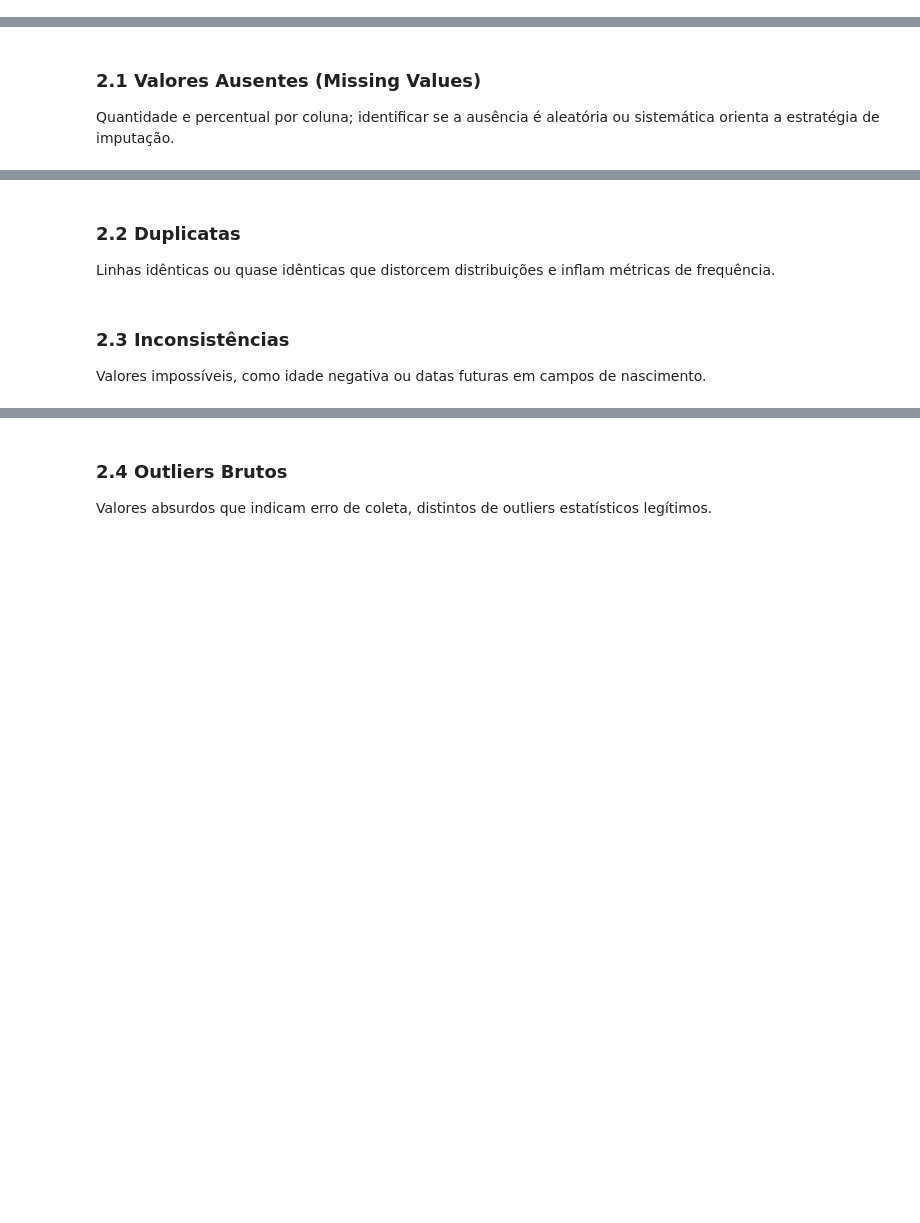
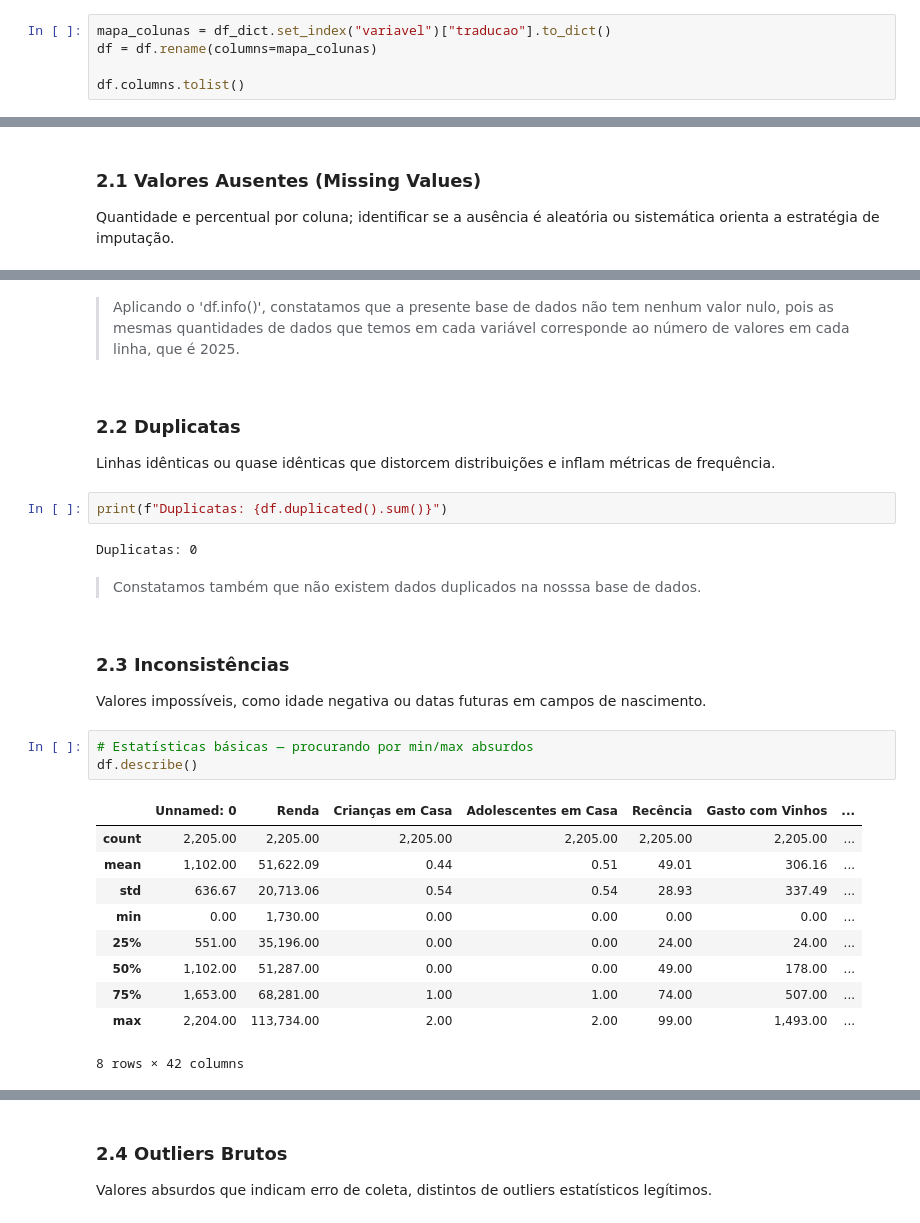
Before and after one commit to jotap53/estatistica_descritiva_python, a Jupyter notebook: notebooks/notebooks_joao_pedro/renata_biaggi/desafio_ifood.ipynb, the cells around one changed output, grey strips where cells are left out. Saved outputs shown, nothing was run; the diff lists cells and outputs as text; blank space fills up the shorter version.

```diff
--- a/notebooks/notebooks_joao_pedro/renata_biaggi/desafio_ifood.ipynb
+++ b/notebooks/notebooks_joao_pedro/renata_biaggi/desafio_ifood.ipynb
@@ -585,0 +595,5 @@ Colunas geradas por label encoding — contêm o código numérico da categoria
+# %%
+mapa_colunas = df_dict.set_index("variavel")["traducao"].to_dict()
+df = df.rename(columns=mapa_colunas)
+
+df.columns.tolist()
@@ -600,6 +653,28 @@ Quantidade e percentual por coluna; identificar se a ausência é aleatória ou
+# %% [markdown]
+> Aplicando o 'df.info()', constatamos que a presente base de dados não tem nenhum valor nulo, pois as mesmas quantidades de dados que temos em cada variável corresponde ao número de valores em cada linha, que é 2025.
 # %% [markdown]
 ### 2.2 Duplicatas
 Linhas idênticas ou quase idênticas que distorcem distribuições e inflam métricas de frequência.
+# %%
+print(f"Duplicatas: {df.duplicated().sum()}")
+# %% [output]
+Duplicatas: 0
+# %% [markdown]
+> Constatamos também que não existem dados duplicados na nosssa base de dados.
 # %% [markdown]
 ### 2.3 Inconsistências
 Valores impossíveis, como idade negativa ou datas futuras em campos de nascimento.
+# %%
+# Estatísticas básicas — procurando por min/max absurdos
+df.describe()
+# %% [output]
+|  | Unnamed: 0 | Renda | Crianças em Casa | Adolescentes em Casa | Recência | Gasto com Vinhos | ... |
+| count | 2,205.00 | 2,205.00 | 2,205.00 | 2,205.00 | 2,205.00 | 2,205.00 | ... |
+| mean | 1,102.00 | 51,622.09 | 0.44 | 0.51 | 49.01 | 306.16 | ... |
+| std | 636.67 | 20,713.06 | 0.54 | 0.54 | 28.93 | 337.49 | ... |
+| min | 0.00 | 1,730.00 | 0.00 | 0.00 | 0.00 | 0.00 | ... |
+| 25% | 551.00 | 35,196.00 | 0.00 | 0.00 | 24.00 | 24.00 | ... |
+| 50% | 1,102.00 | 51,287.00 | 0.00 | 0.00 | 49.00 | 178.00 | ... |
+| 75% | 1,653.00 | 68,281.00 | 1.00 | 1.00 | 74.00 | 507.00 | ... |
+| max | 2,204.00 | 113,734.00 | 2.00 | 2.00 | 99.00 | 1,493.00 | ... |
+8 rows × 42 columns
```
Also changed, not shown: parts of 28 cells of this notebook, 1 other file.
